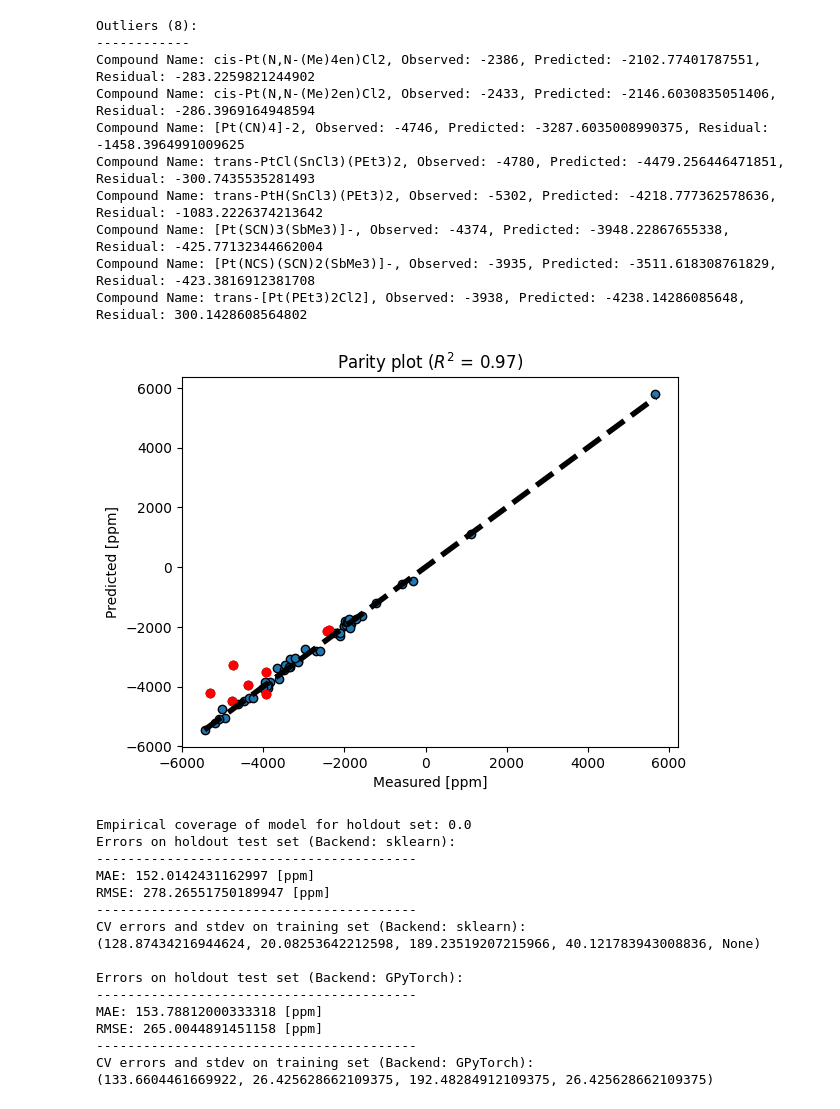
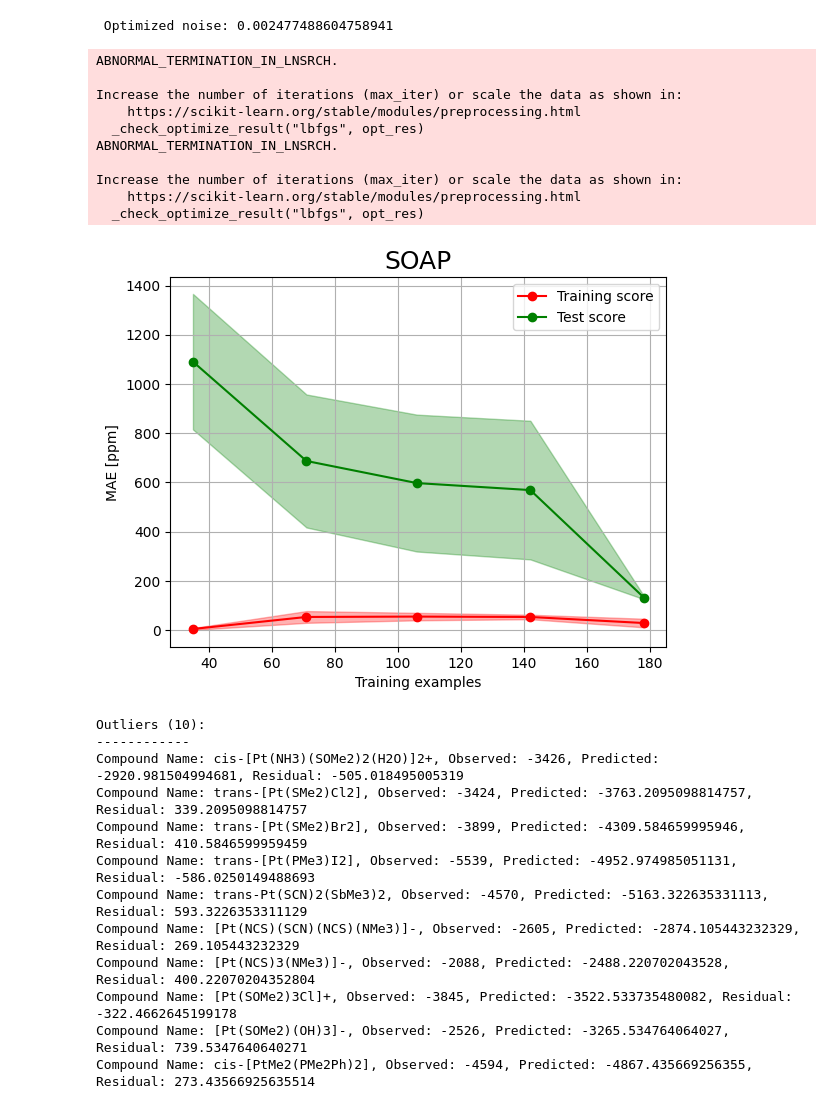
Before and after one commit to amessl/GPR-for-Pt-shift-prediction, a Jupyter notebook: src/example_use.ipynb, the cells around one changed output. Cells and saved outputs as stored; diff of their text form; code cells hidden in the pictures.

```diff
--- a/src/example_use.ipynb
+++ b/src/example_use.ipynb
@@ -13,7 +13,7 @@ target_path = ['/home/alex/Pt_NMR/data/labels/train_test_split/indexed_targets_t
                '/home/alex/Pt_NMR/data/labels/train_test_split/indexed_targets_test.csv']
 
 # Define list of SOAP params [r_cut, n_max, l_max]
-params = [2.0, 1, 5]
+params = [2.0, 3, 7]
 
 # Create instance of GPR_NMR class
 pt_gpr = GPR_NMR(descriptor_path=SOAP_directory, descriptor_type='SOAP',
@@ -21,44 +21,41 @@ pt_gpr = GPR_NMR(descriptor_path=SOAP_directory, descriptor_type='SOAP',
                  xyz_path=XYZ_directory, xyz_base='st_', target_path=target_path)
 # %%
 # Use predict function for GPR and obtaining CV prediction errors
-errors_std = pt_gpr.GPR_train(kernel_degree=2, noise=1e-3, noise_estim=False, lc=False)
-test_errors = pt_gpr.GPR_test(kernel_degree=2, noise=1e-3, parity_plot=True, ecp=True)
+errors_std = pt_gpr.GPR_train(kernel_degree=3, noise=1.0, noise_estim=True, lc=True)
+test_errors = pt_gpr.GPR_test(kernel_degree=3, noise=1.0, noise_estim=True, parity_plot=True, ecp=True)
 
 print('CV errors and stdev on training set (Backend: sklearn):')
 print(errors_std, '\n')
 
 #Testing K-fold with GPyTorch
 
-gpytorch_errors = pt_gpr.GPR_train_gpytorch(kernel_degree=2, noise=1e-3, n_splits=4, noise_estim=False)
-gpytorch_test_errors = pt_gpr.GPR_test_gpytorch(kernel_degree=2, noise=1e-3)
+#gpytorch_errors = pt_gpr.GPR_train_gpytorch(kernel_degree=2, noise=1e-3, n_splits=4, noise_estim=False)
+#gpytorch_test_errors = pt_gpr.GPR_test_gpytorch(kernel_degree=2, noise=1e-3)
 
-print('CV errors and stdev on training set (Backend: GPyTorch):')
-print(gpytorch_errors)
+#print('CV errors and stdev on training set (Backend: GPyTorch):')
+#print(gpytorch_errors)
 # %% [output]
-Outliers (8):
-------------
-Compound Name: cis-Pt(N,N-(Me)4en)Cl2, Observed: -2386, Predicted: -2102.77401787551, Residual: -283.2259821244902
-Compound Name: cis-Pt(N,N-(Me)2en)Cl2, Observed: -2433, Predicted: -2146.6030835051406, Residual: -286.3969164948594
-Compound Name: [Pt(CN)4]-2, Observed: -4746, Predicted: -3287.6035008990375, Residual: -1458.3964991009625
-Compound Name: trans-PtCl(SnCl3)(PEt3)2, Observed: -4780, Predicted: -4479.256446471851, Residual: -300.7435535281493
-Compound Name: trans-PtH(SnCl3)(PEt3)2, Observed: -5302, Predicted: -4218.777362578636, Residual: -1083.2226374213642
-Compound Name: [Pt(SCN)3(SbMe3)]-, Observed: -4374, Predicted: -3948.22867655338, Residual: -425.77132344662004
-Compound Name: [Pt(NCS)(SCN)2(SbMe3)]-, Observed: -3935, Predicted: -3511.618308761829, Residual: -423.3816912381708
-Compound Name: trans-[Pt(PEt3)2Cl2], Observed: -3938, Predicted: -4238.14286085648, Residual: 300.1428608564802
+ Optimized noise: 0.002477488604758941
+ABNORMAL_TERMINATION_IN_LNSRCH.
+
+Increase the number of iterations (max_iter) or scale the data as shown in:
+    https://scikit-learn.org/stable/modules/preprocessing.html
+  _check_optimize_result("lbfgs", opt_res)
+ABNORMAL_TERMINATION_IN_LNSRCH.
+
+Increase the number of iterations (max_iter) or scale the data as shown in:
+    https://scikit-learn.org/stable/modules/preprocessing.html
+  _check_optimize_result("lbfgs", opt_res)
-[figure, old version]
+[figure, new version]
-Empirical coverage of model for holdout set: 0.0
-Errors on holdout test set (Backend: sklearn):
------------------------------------------
-MAE: 152.0142431162997 [ppm]
-RMSE: 278.26551750189947 [ppm]
------------------------------------------
-CV errors and stdev on training set (Backend: sklearn):
-(128.87434216944624, 20.08253642212598, 189.23519207215966, 40.121783943008836, None)
-
-Errors on holdout test set (Backend: GPyTorch):
------------------------------------------
-MAE: 153.78812000333318 [ppm]
-RMSE: 265.0044891451158 [ppm]
------------------------------------------
-CV errors and stdev on training set (Backend: GPyTorch):
-(133.6604461669922, 26.425628662109375, 192.48284912109375, 26.425628662109375)
+Outliers (10):
+------------
+Compound Name: cis-[Pt(NH3)(SOMe2)2(H2O)]2+, Observed: -3426, Predicted: -2920.981504994681, Residual: -505.018495005319
+Compound Name: trans-[Pt(SMe2)Cl2], Observed: -3424, Predicted: -3763.2095098814757, Residual: 339.2095098814757
+Compound Name: trans-[Pt(SMe2)Br2], Observed: -3899, Predicted: -4309.584659995946, Residual: 410.5846599959459
+Compound Name: trans-[Pt(PMe3)I2], Observed: -5539, Predicted: -4952.974985051131, Residual: -586.0250149488693
+Compound Name: trans-Pt(SCN)2(SbMe3)2, Observed: -4570, Predicted: -5163.322635331113, Residual: 593.3226353311129
+Compound Name: [Pt(NCS)(SCN)(NCS)(NMe3)]-, Observed: -2605, Predicted: -2874.105443232329, Residual: 269.105443232329
+Compound Name: [Pt(NCS)3(NMe3)]-, Observed: -2088, Predicted: -2488.220702043528, Residual: 400.22070204352804
+Compound Name: [Pt(SOMe2)3Cl]+, Observed: -3845, Predicted: -3522.533735480082, Residual: -322.4662645199178
+Compound Name: [Pt(SOMe2)(OH)3]-, Observed: -2526, Predicted: -3265.534764064027, Residual: 739.5347640640271
+Compound Name: cis-[PtMe2(PMe2Ph)2], Observed: -4594, Predicted: -4867.435669256355, Residual: 273.43566925635514
```
Also changed, not shown: parts of 5 cells of this notebook, 7 other files.
